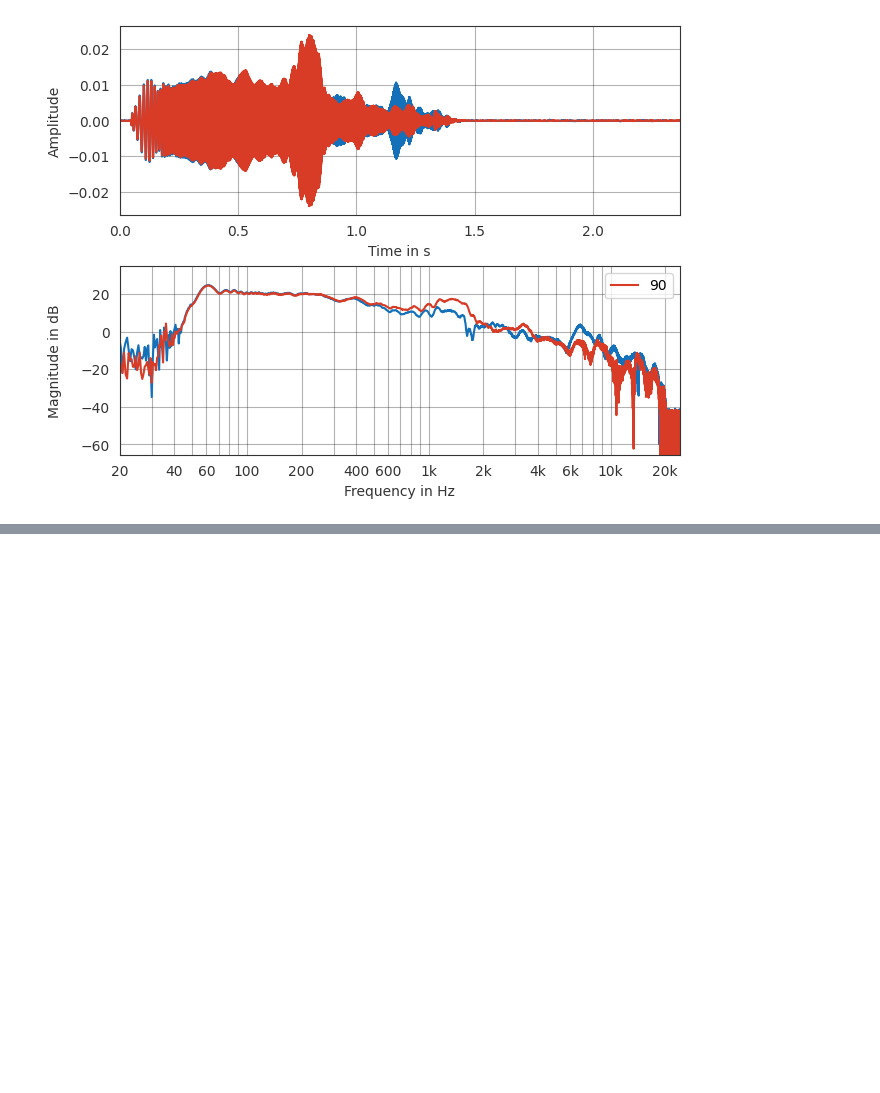
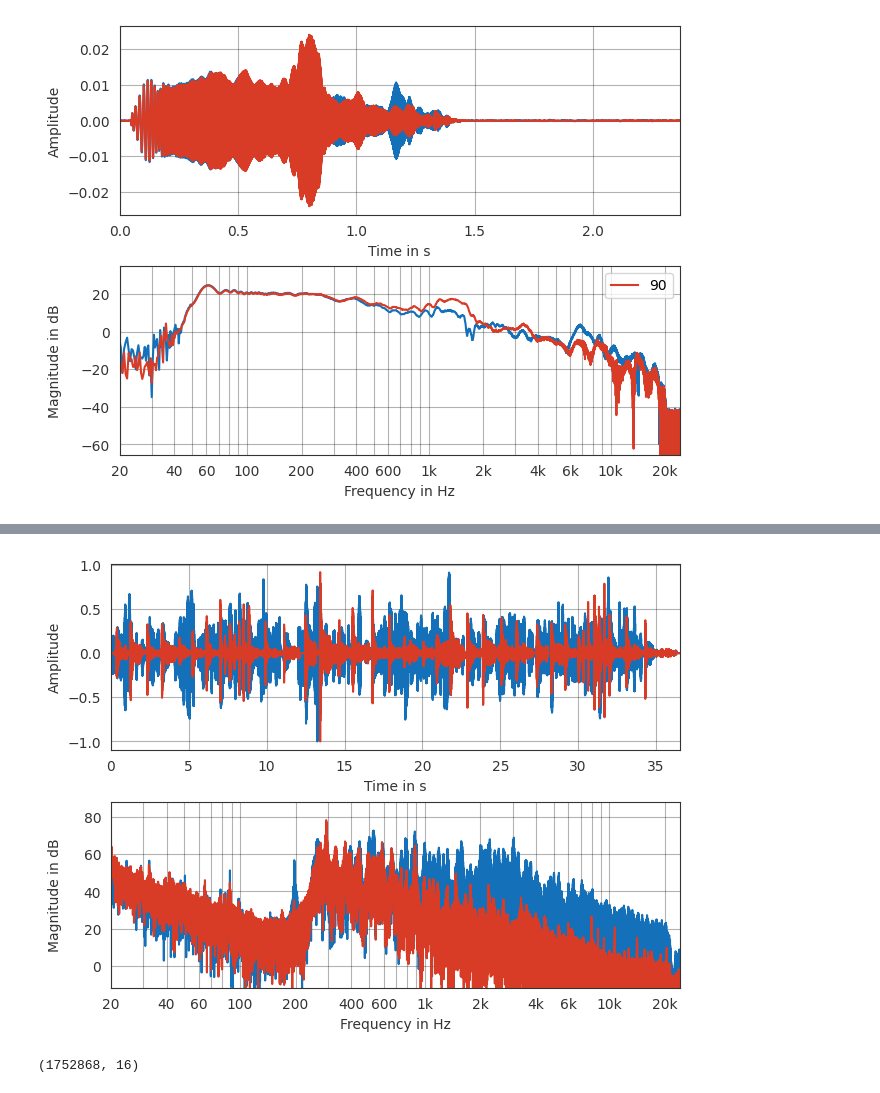
Before and after one commit to Microphone-Array-Project/ema2ambisonics, a Jupyter notebook: Measurement.ipynb, the cells around one changed output, grey strips where cells are left out. Drawn from its saved outputs; the diff is of its cells as text; code cells hidden in the pictures; blank space fills up the shorter version.

```diff
--- a/Measurement.ipynb
+++ b/Measurement.ipynb
@@ -187,0 +195,8 @@ plt.show()
+# %%
+audio = pf.io.read_audio(r'signals/mov1_stereo.wav')
+audio = pf.dsp.normalize(audio)
+# %%
+pf.plot.time_freq(audio)
+plt.show()
+# %% [output]
+[figure, added]
@@ -187,0 +205,4 @@ plt.show()
+# %%
+ema_recording.shape
+# %% [output]
+(1752868, 16)
```
Also changed, not shown: parts of 7 cells of this notebook, 2 other files.
